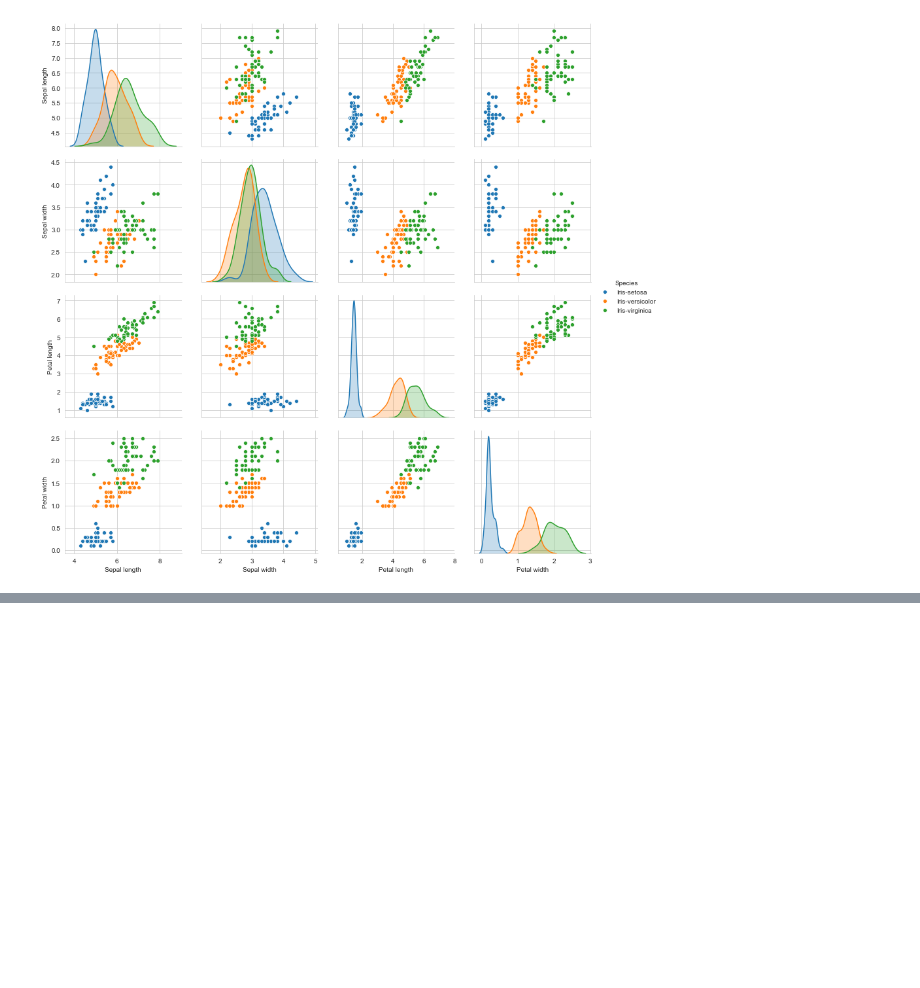
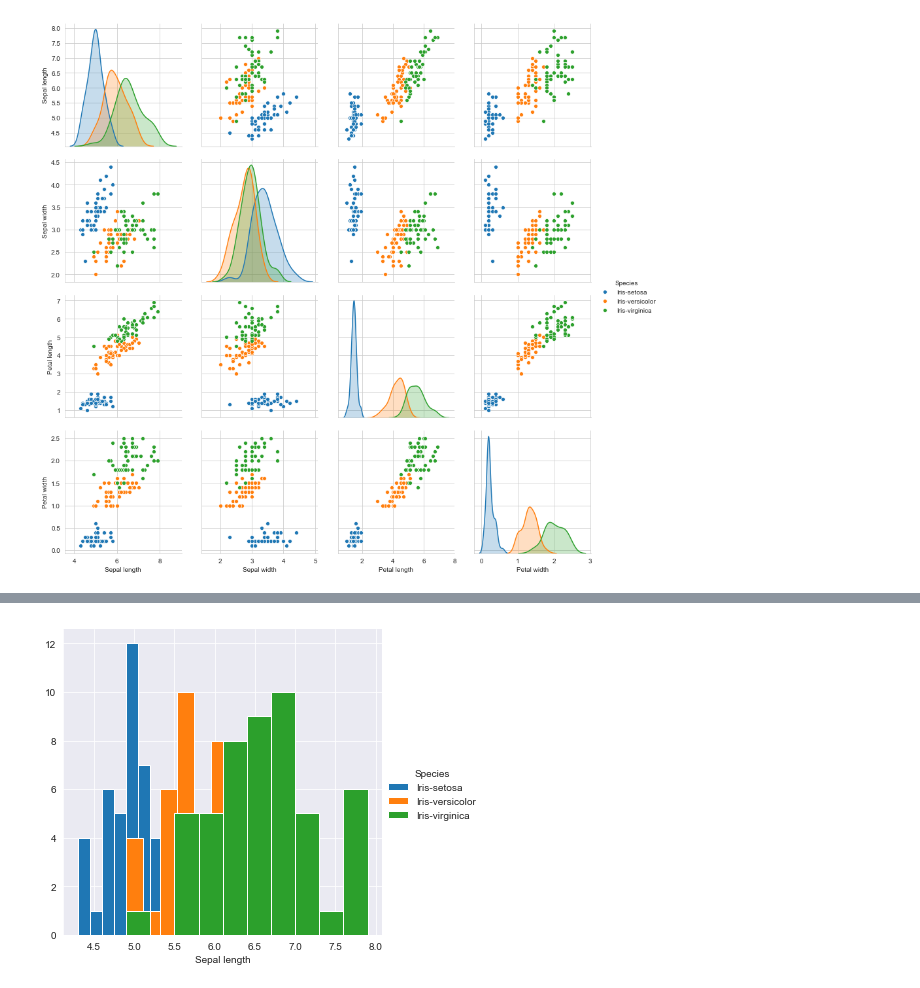
Before and after one commit to SANYAM1996/scatter-plotter, a Jupyter notebook: pd_1.ipynb, the cells around one changed output, grey strips where cells are left out. Cells and saved outputs as stored; diff of their text form; code cells hidden in the pictures; blank space fills up the shorter version.

```diff
--- a/pd_1.ipynb
+++ b/pd_1.ipynb
@@ -179,0 +222,8 @@ plt.show()
+# %%
+sns.FacetGrid(data, hue= "Species",size = 5) \
+   .map(plt.hist, "Sepal length") \
+   . add_legend();
+plt.grid(True)
+plt.show()
+# %% [output]
+[figure, added]
```
Also changed, not shown: parts of 13 cells of this notebook.
